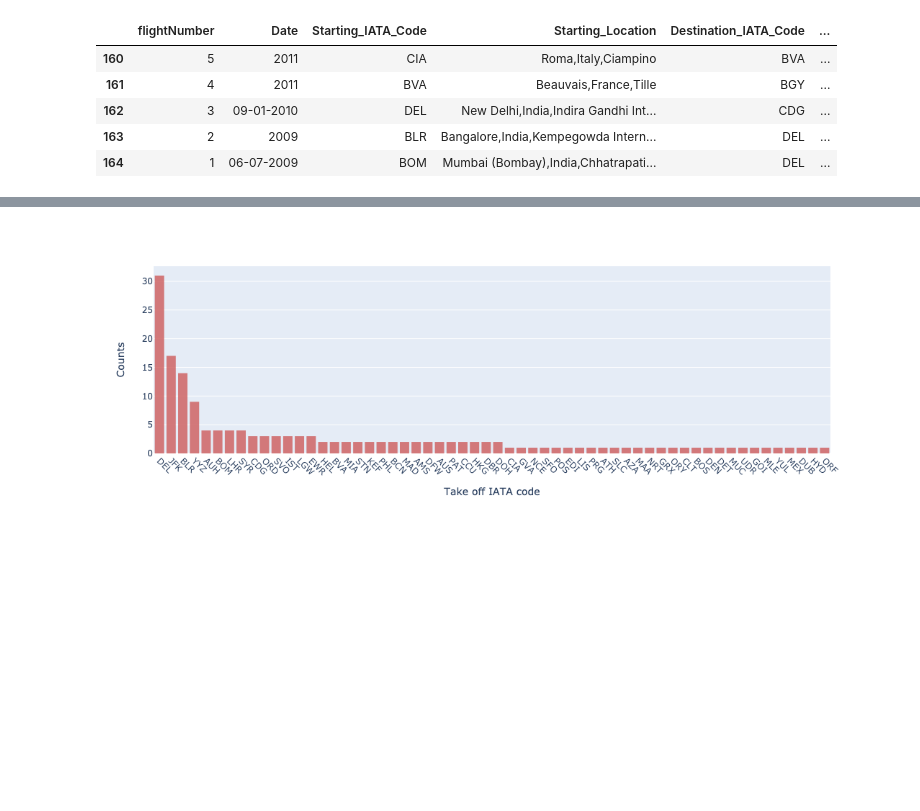
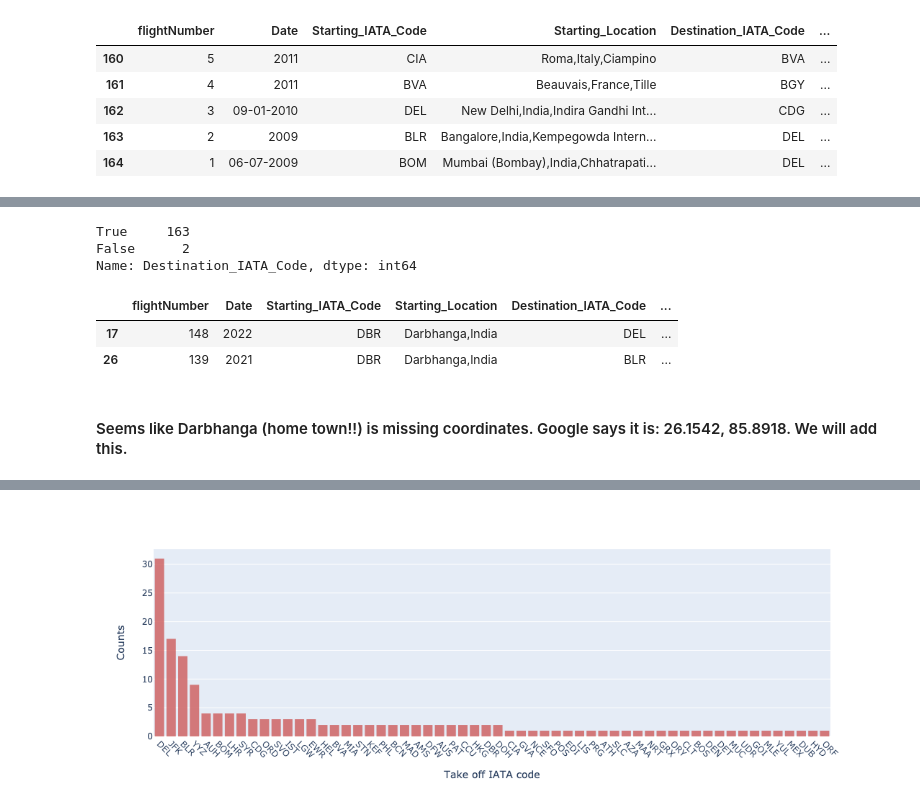
Before and after one commit to rgjha/data_science_basics, a Jupyter notebook: my_flight_data/flightstaken.ipynb, the cells around one changed output, grey strips where cells are left out. Drawn from its saved outputs; the diff is of its cells as text; code cells hidden in the pictures; blank space fills up the shorter version.

```diff
--- a/my_flight_data/flightstaken.ipynb
+++ b/my_flight_data/flightstaken.ipynb
@@ -17,0 +32,13 @@ df.tail(5)
+# %%
+df['Lat_Start'] = pd.Series(dtype='float')
+df['Lon_Start'] = pd.Series(dtype='float')
+df['Lat_End'] = pd.Series(dtype='float')
+df['Lon_End'] = pd.Series(dtype='float')
+
+for j in range(0,len(df)):
+    for i in range(0,len(df1)):
+        if df['Starting_IATA_Code'][j] == df1['iata'][i]:
+            df['Lat_Start'][j] = df1['latitude'][i]
+            df['Lon_Start'][j] = df1['longitude'][i]
+            df['Lat_End'][j] = df1['latitude'][i]
+            df['Lon_End'][j] = df1['longitude'][i]
@@ -17,0 +71,14 @@ df.tail(5)
+# %%
+df['Destination_IATA_Code'].isin(df1['iata']).value_counts()
+# %% [output]
+True     163
+False      2
+Name: Destination_IATA_Code, dtype: int64
+# %%
+df[df['Lat_Start'].isna()]
+# %% [output]
+|  | flightNumber | Date | Starting_IATA_Code | Starting_Location | Destination_IATA_Code | ... |
+| 17 | 148 | 2022 | DBR | Darbhanga,India | DEL | ... |
+| 26 | 139 | 2021 | DBR | Darbhanga,India | BLR | ... |
+# %% [markdown]
+#### Seems like Darbhanga (home town!!) is missing coordinates. Google says it is: 26.1542, 85.8918. We will add this.
```
Also changed, not shown: parts of 16 cells of this notebook, 7 other files.
